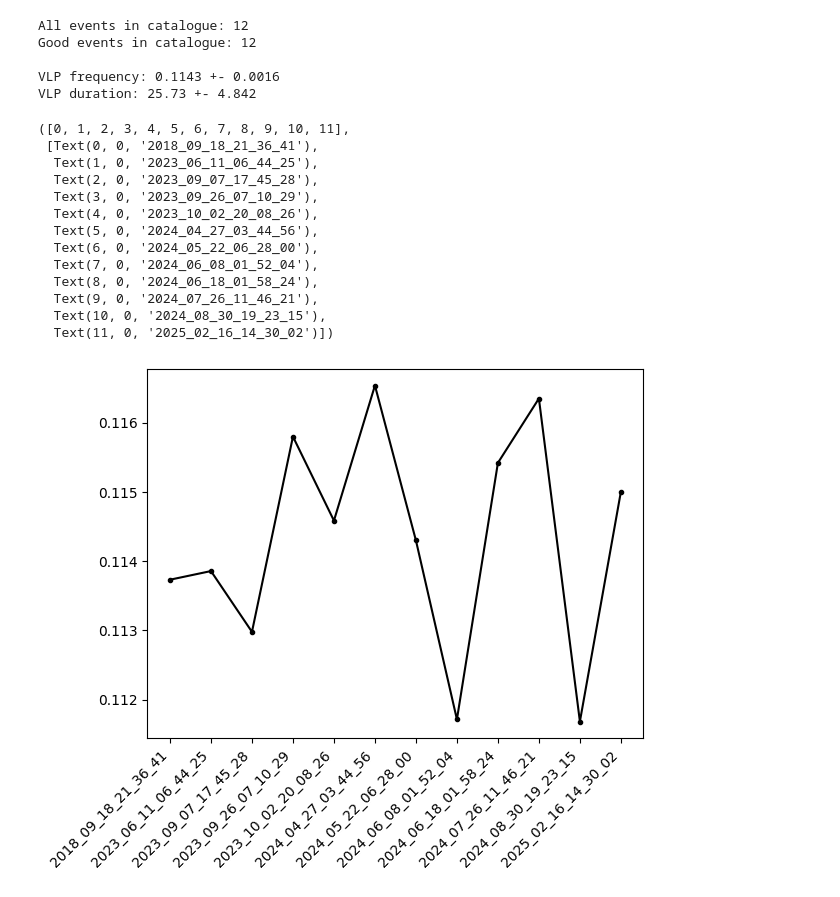
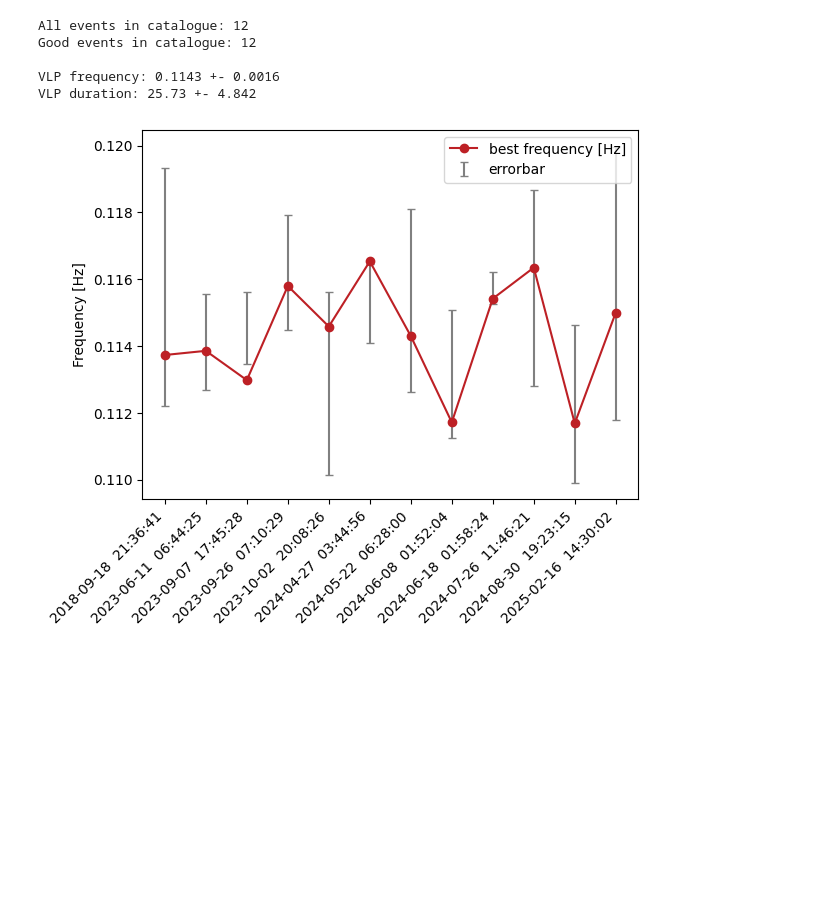
Before and after one commit to giacomorapagnani/CAMPI_FLEGREI_moment_tensor, a Jupyter notebook: codes/VLP_stats_read.ipynb, the cells around one changed output. Cells and saved outputs as stored; diff of their text form; code cells hidden in the pictures; blank space fills up the shorter version.

```diff
--- a/codes/VLP_stats_read.ipynb
+++ b/codes/VLP_stats_read.ipynb
@@ -30,8 +30,15 @@ print('Good events in catalogue:', len(goodmttargets))
 grondevs = []
 
 event_name=[]
+
 freq=[]
+freq_mean=[]
+freq_std=[]
+
 duration=[]
+duration_mean=[]
+duration_std=[]
+
 lat=[]
 lon=[]
 for vrs in ['cmt_LP_oscill_']:
@@ -42,13 +49,18 @@ for vrs in ['cmt_LP_oscill_']:
         if os.path.isdir(targetdir):
             fname = os.path.join(targetdir, 'stats.yaml')     # take BEST results
             VLP_stats=load(filename=fname)
-            event_name.append(VLP_stats.problem.name[22:])
+            tmp_name=VLP_stats.problem.name[22:]
+            event_name.append(f'{tmp_name[:4]}-{tmp_name[5:7]}-{tmp_name[8:10]}  {tmp_name[11:13]}:{tmp_name[14:16]}:{tmp_name[17:19]}')
 
             for stat in VLP_stats.parameter_stats_list:
                 if stat.name=='duration':
                     duration.append(stat.best)
+                    duration_mean.append(stat.mean)
+                    duration_std.append(stat.std)
                 if stat.name=='frequency':
                     freq.append(stat.best)
+                    freq_mean.append(stat.mean)
+                    freq_std.append(stat.std)
 
 mean_f=np.mean(freq)
 std_f=np.std(freq)
@@ -63,21 +75,12 @@ Good events in catalogue: 12
 
 VLP frequency: 0.1143 +- 0.0016
 VLP duration: 25.73 +- 4.842
-# %%
-plt.plot(event_name,freq,'.-k')
-plt.xticks(rotation=45, ha='right')
-# %% [output]
-([0, 1, 2, 3, 4, 5, 6, 7, 8, 9, 10, 11],
- [Text(0, 0, '2018_09_18_21_36_41'),
-  Text(1, 0, '2023_06_11_06_44_25'),
-  Text(2, 0, '2023_09_07_17_45_28'),
-  Text(3, 0, '2023_09_26_07_10_29'),
-  Text(4, 0, '2023_10_02_20_08_26'),
-  Text(5, 0, '2024_04_27_03_44_56'),
-  Text(6, 0, '2024_05_22_06_28_00'),
-  Text(7, 0, '2024_06_08_01_52_04'),
-  Text(8, 0, '2024_06_18_01_58_24'),
-  Text(9, 0, '2024_07_26_11_46_21'),
-  Text(10, 0, '2024_08_30_19_23_15'),
-  Text(11, 0, '2025_02_16_14_30_02')])
-[figure, removed]
+# %%
+plt.errorbar(event_name,freq_mean,freq_std,capsize=3,fmt='None',ecolor = "gray",label='errorbar')
+plt.plot(event_name,freq,'o-',color='#BD2025',label='best frequency [Hz]')
+plt.ylabel('Frequency [Hz]')
+plt.xticks(rotation=45, ha='right')
+plt.legend(loc=1)
+plt.savefig('/Users/giaco/UNI/PhD_CODE/GIT/CAMPI_FLEGREI_moment_tensor/PLOTS/PAPER/SF8/resonant_frequency_trend.pdf')
+# %% [output]
+[figure, added]
```
Also changed, not shown: 24 other files.
